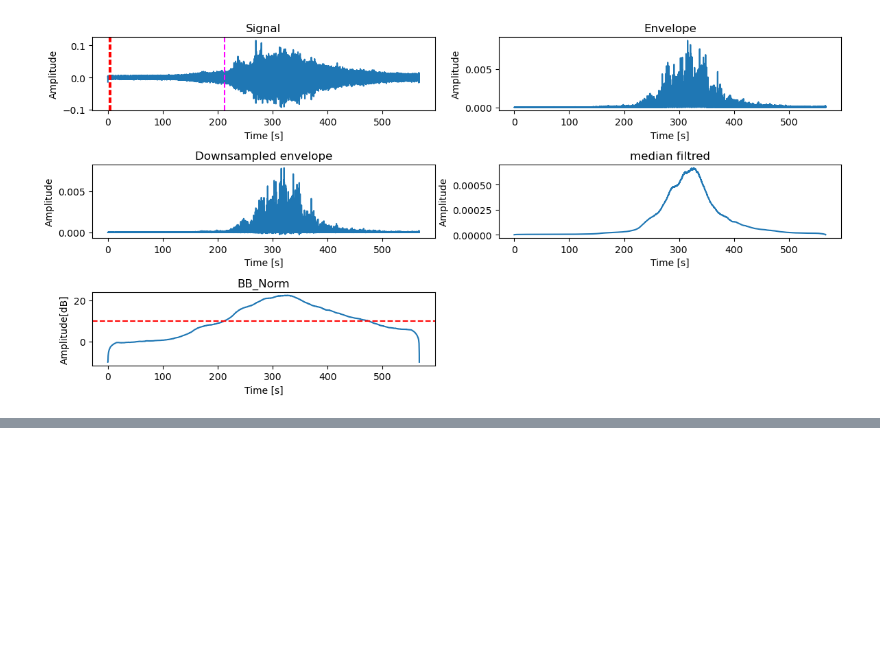
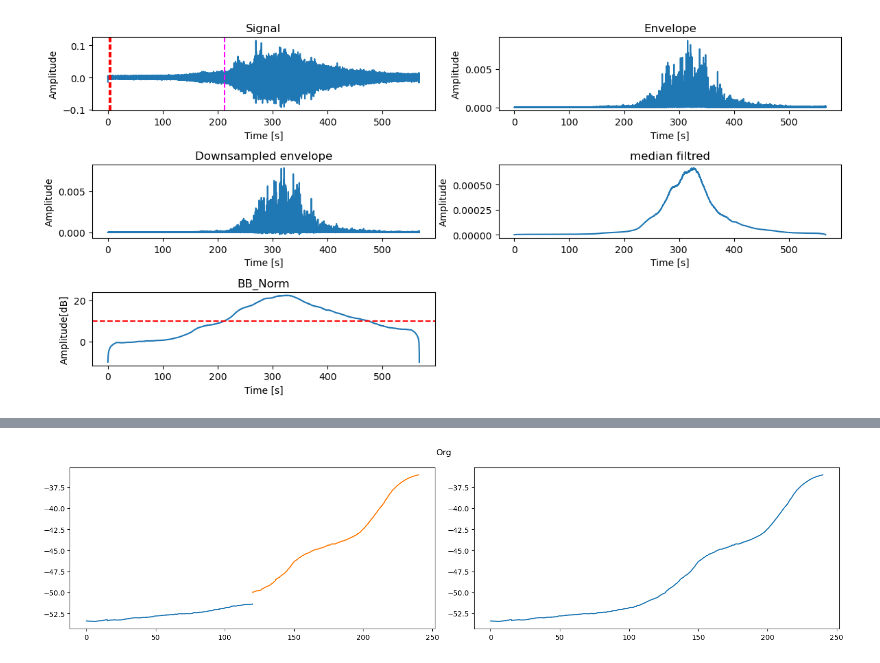
Before and after one commit to josigar123/hydrophonic-detection, a Jupyter notebook: data/Processing_scripts/Broadband_temp.ipynb, the cells around one changed output, grey strips where cells are left out. Saved outputs shown, nothing was run; the diff lists cells and outputs as text; code cells hidden in the pictures; blank space fills up the shorter version.

```diff
--- a/data/Processing_scripts/Broadband_temp.ipynb
+++ b/data/Processing_scripts/Broadband_temp.ipynb
@@ -736,0 +804,99 @@ plt.show()  # Show the debug plots
+# %%
+input_path = "/Users/christofferaaseth/Documents/GitHub/hydrophonic-detection/Sound_data/001029.wav"
+import functions
+import matplotlib.pyplot as plt
+import numpy as np
+from scipy.signal import hilbert, resample_poly
+fs = 10000
+_len = 100
+hilbert_win=15
+window_size=30
+
+sx_buff = []
+
+sx, fs = functions.load_audiofile(input_path, fs, 5, True)
+sx = sx[:240*fs]
+
+def mavg(sx,fs,sx_buff, hilbert_win, window_size):
+    # Apply Hilbert transform to the signal, take the absolute value, square the result (power envelope), and then apply a median filter
+    # to smooth the squared analytic signal. The window size for the median filter is defined by `medfilt_window`.
+    envelope = functions.moving_average_padded(np.square(np.abs(hilbert(sx))),hilbert_win)
+
+    # Downsample the filtered signal
+    DS_Sx = resample_poly(envelope, 1, hilbert_win)  # Resample by the median filter window size
+    DS_Fs = fs / hilbert_win  # New sampling rate after downsampling
+
+    # Define kernel size for the median filter based on window size
+    kernel_size = int(window_size * DS_Fs) | 1  # Ensure odd size
+    signal_med = functions.moving_average_zero_padded(DS_Sx, kernel_size)  # Apply median filter for further noise removal
+
+    #Removing invalid values
+    signal_med = signal_med[kernel_size//2:-kernel_size//2]
+
+    #Adding last of previous to start
+    signal_med[:len(sx_buff)] += sx_buff
+
+    #Preparing buffer for next segment
+    sx_buff_out = signal_med[-kernel_size:]
+
+    #Cutting end of current
+    #signal_med = signal_med[:-kernel_size]
+
+
+    BB_sig = 10*np.log10(signal_med)
+    t = np.linspace(0,len(BB_sig)/DS_Fs,len(BB_sig))
+    return BB_sig, t, sx_buff_out
+
+
+def plot3(t1,sig1,t2,sig2,t,sig,title:str):
+    fig = plt.figure(figsize=(16,4))
+    plt.suptitle(title)
+    plt.subplot(1,2,1)
+    plt.plot(t1,sig1)
+    plt.plot(t2,sig2)
+    plt.subplot(1,2,2)
+    plt.plot(t,sig)
+    plt.tight_layout()
+    return 0
+
+
+"""
+Plot original på topp
+
+"""
+sx1=sx[:120*fs]
+sx2=sx[1+120*fs:]
+
+BB_org1, BB_t_org1 = functions.BB_data(sx1,fs,hilbert_win,window_size)
+BB_org2, BB_t_org2= functions.BB_data(sx2,fs,hilbert_win,window_size)
+BB_org, BB_t_org = functions.BB_data(sx,fs,hilbert_win,window_size)
+fig_org = plt.figure(figsize=(16,4))
+plt.suptitle("Org")
+plt.subplot(1,2,1)
+plt.plot(BB_t_org1,BB_org1)
+plt.plot(BB_t_org2+120,BB_org2)
+plt.subplot(1,2,2)
+plt.plot(BB_t_org,BB_org)
+plt.tight_layout()
+
+
+sx_buff_tst1=[]
+sx_buff_tst2=[]
+sx_buff_tst=[]
+BB_tst1, BB_t_tst1, sx_buff_tst1 = mavg(sx1,fs,sx_buff_tst1,hilbert_win,window_size)
+BB_tst2, BB_t_tst2, sx_buff_tst2 = mavg(sx2,fs,sx_buff_tst2,hilbert_win,window_size)
+BB_tst, BB_t_tst, sx_buff_tst = mavg(sx,fs,sx_buff_tst,hilbert_win,window_size)
+
+plot3(BB_t_tst1,BB_tst1,BB_t_tst2+120,BB_tst2,BB_t_tst,BB_tst,title="First tst")
+plt.axvline(x= window_size,color="red")
+plt.axvline(x=len(BB_tst)*hilbert_win/fs - window_size,color="red")
+
+fig3=plt.figure()
+plt.plot(BB_t2+120, BB_sig2)
+plt.axvline(x= kernel_size//(2*fs/hilbert_win),color="red")
+plt.axvline(x=len(BB_sig)*hilbert_win/fs - window_size,color="red")
+fig2 = plt.figure()
+plt.plot(BB_t2, BB_sig2)
+plt.axvline(x= kernel_size//(2*fs/hilbert_win),color="red")
+plt.axvline(x=len(BB_sig)*hilbert_win/fs - window_size,color="red")
+# %% [output]
@@ -736,0 +904 @@ plt.show()  # Show the debug plots
+[figure, added]
```
Also changed, not shown: parts of 3 cells of this notebook, 2 other files.
